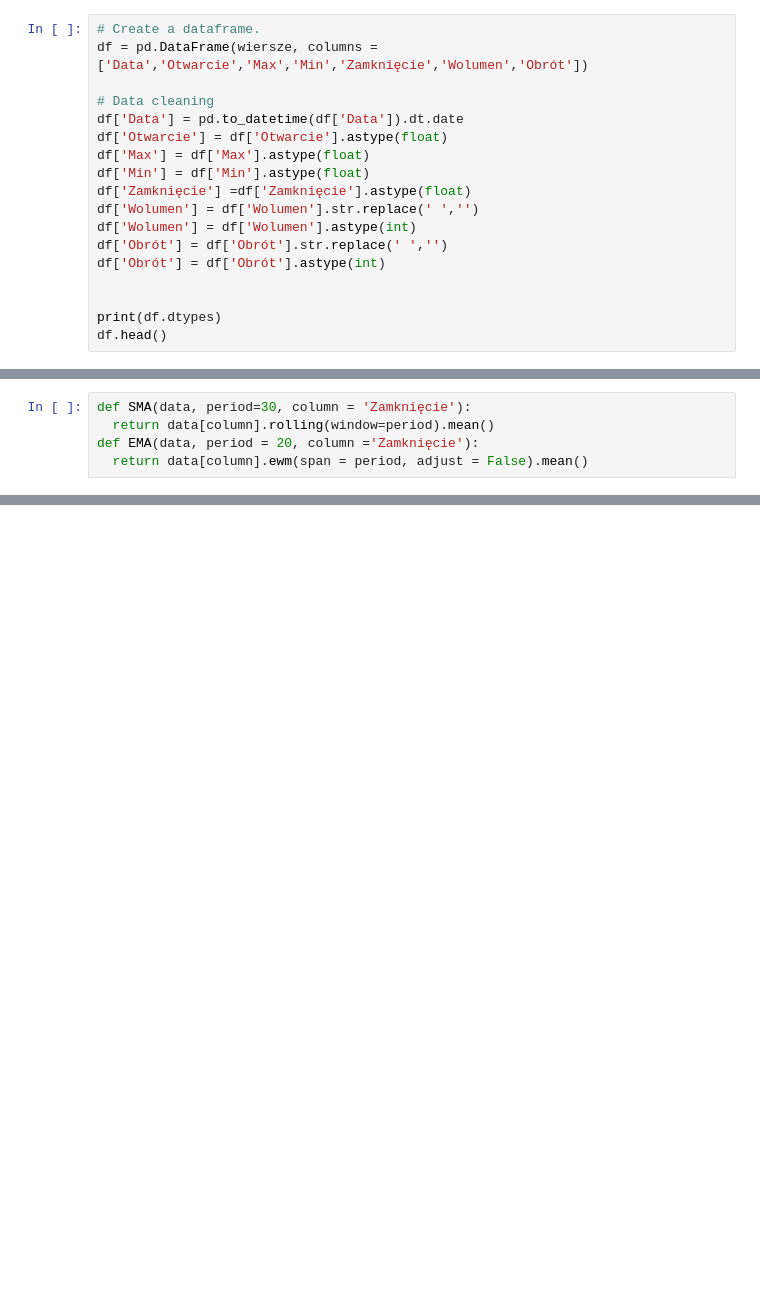
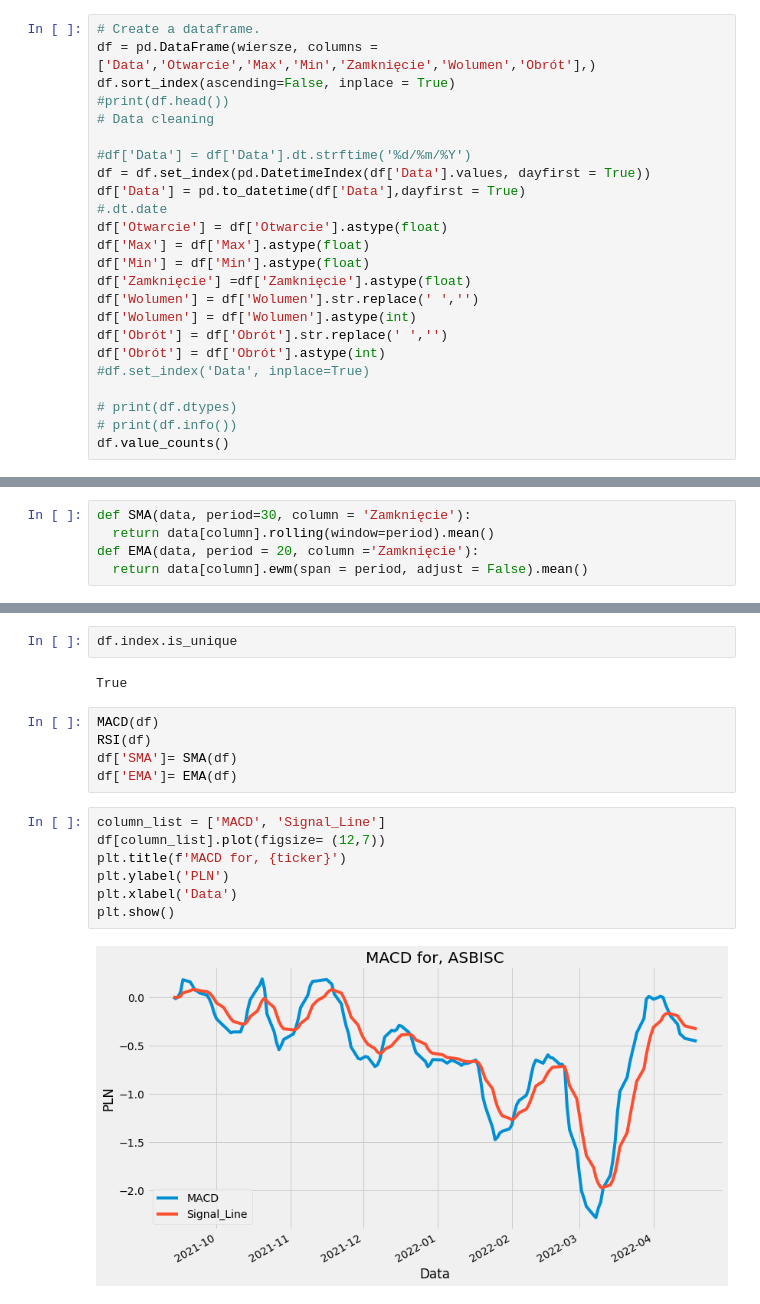
Before and after one commit to barthas1985/Stock_indicators_Warsaw_Stock_Exchange, a Jupyter notebook: Biznesrdar.ipynb, the cells around one changed output, grey strips where cells are left out. Saved outputs shown, nothing was run; the diff lists cells and outputs as text; blank space fills up the shorter version.

```diff
--- a/Biznesrdar.ipynb
+++ b/Biznesrdar.ipynb
@@ -55,9 +61,14 @@ for x in range(1,4):
 # %%
 # Create a dataframe.
-df = pd.DataFrame(wiersze, columns = ['Data','Otwarcie','Max','Min','Zamknięcie','Wolumen','Obrót'])
+df = pd.DataFrame(wiersze, columns = ['Data','Otwarcie','Max','Min','Zamknięcie','Wolumen','Obrót'],)
+df.sort_index(ascending=False, inplace = True)
+#print(df.head())
+# Data cleaning
 
-# Data cleaning
-df['Data'] = pd.to_datetime(df['Data']).dt.date
+#df['Data'] = df['Data'].dt.strftime('%d/%m/%Y')
+df = df.set_index(pd.DatetimeIndex(df['Data'].values, dayfirst = True))
+df['Data'] = pd.to_datetime(df['Data'],dayfirst = True)
+#.dt.date
 df['Otwarcie'] = df['Otwarcie'].astype(float)
 df['Max'] = df['Max'].astype(float)
 df['Min'] = df['Min'].astype(float)
@@ -66,7 +77,8 @@ df['Wolumen'] = df['Wolumen'].str.replace(' ','')
 df['Wolumen'] = df['Wolumen'].astype(int)
 df['Obrót'] = df['Obrót'].str.replace(' ','')
 df['Obrót'] = df['Obrót'].astype(int)
+#df.set_index('Data', inplace=True)
 
-
-print(df.dtypes)
-df.head()
+# print(df.dtypes)
+# print(df.info())
+df.value_counts()
@@ -97,0 +185,18 @@ def MACD(data, period_long = 26, period_short = 12, period_signal = 9, column =
+# %%
+df.index.is_unique
+# %% [output]
+True
+# %%
+MACD(df)
+RSI(df)
+df['SMA']= SMA(df)
+df['EMA']= EMA(df)
+# %%
+column_list = ['MACD', 'Signal_Line']
+df[column_list].plot(figsize= (12,7))
+plt.title(f'MACD for, {ticker}')
+plt.ylabel('PLN')
+plt.xlabel('Data')
+plt.show()
+# %% [output]
+[figure, added]
```
Also changed, not shown: parts of 16 cells of this notebook.
